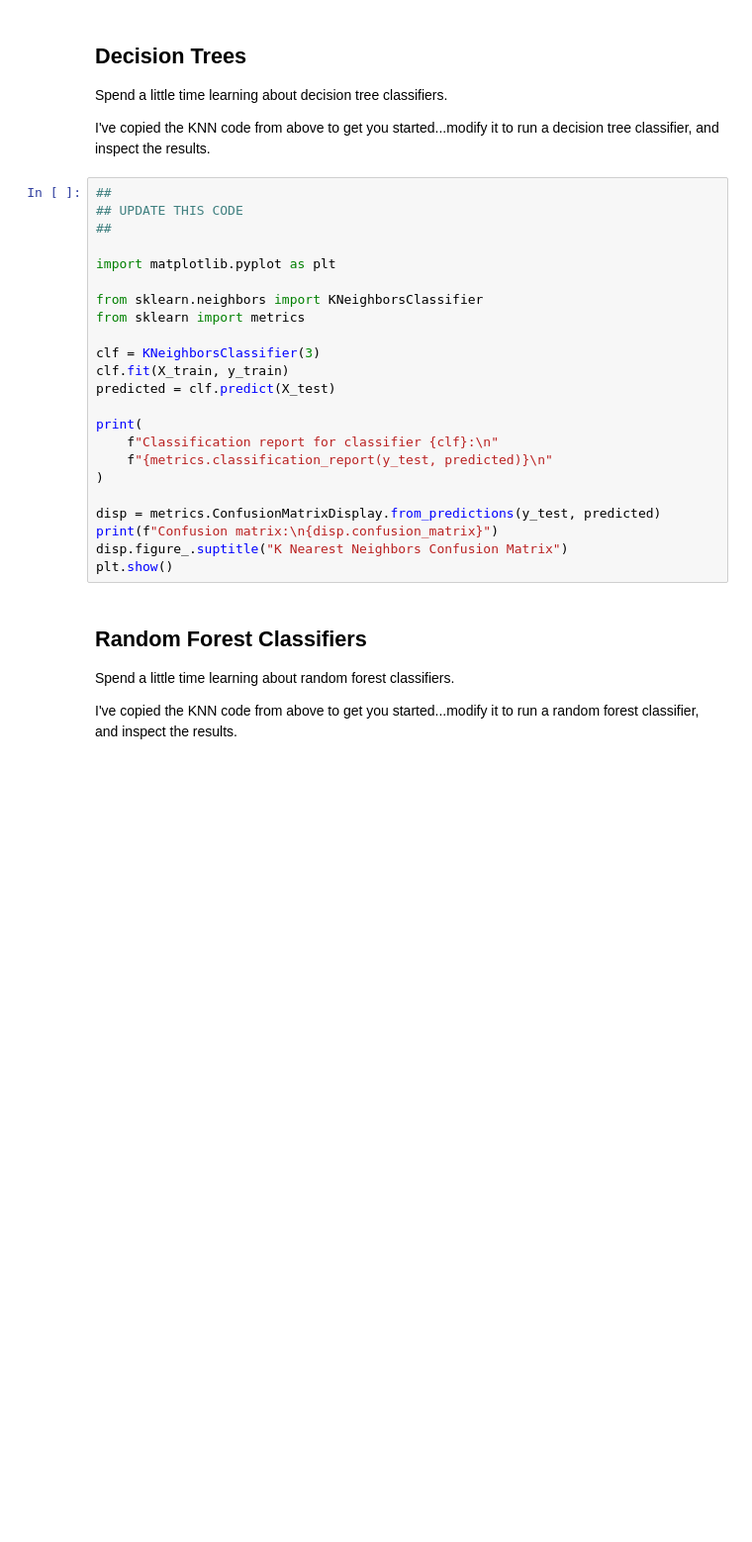
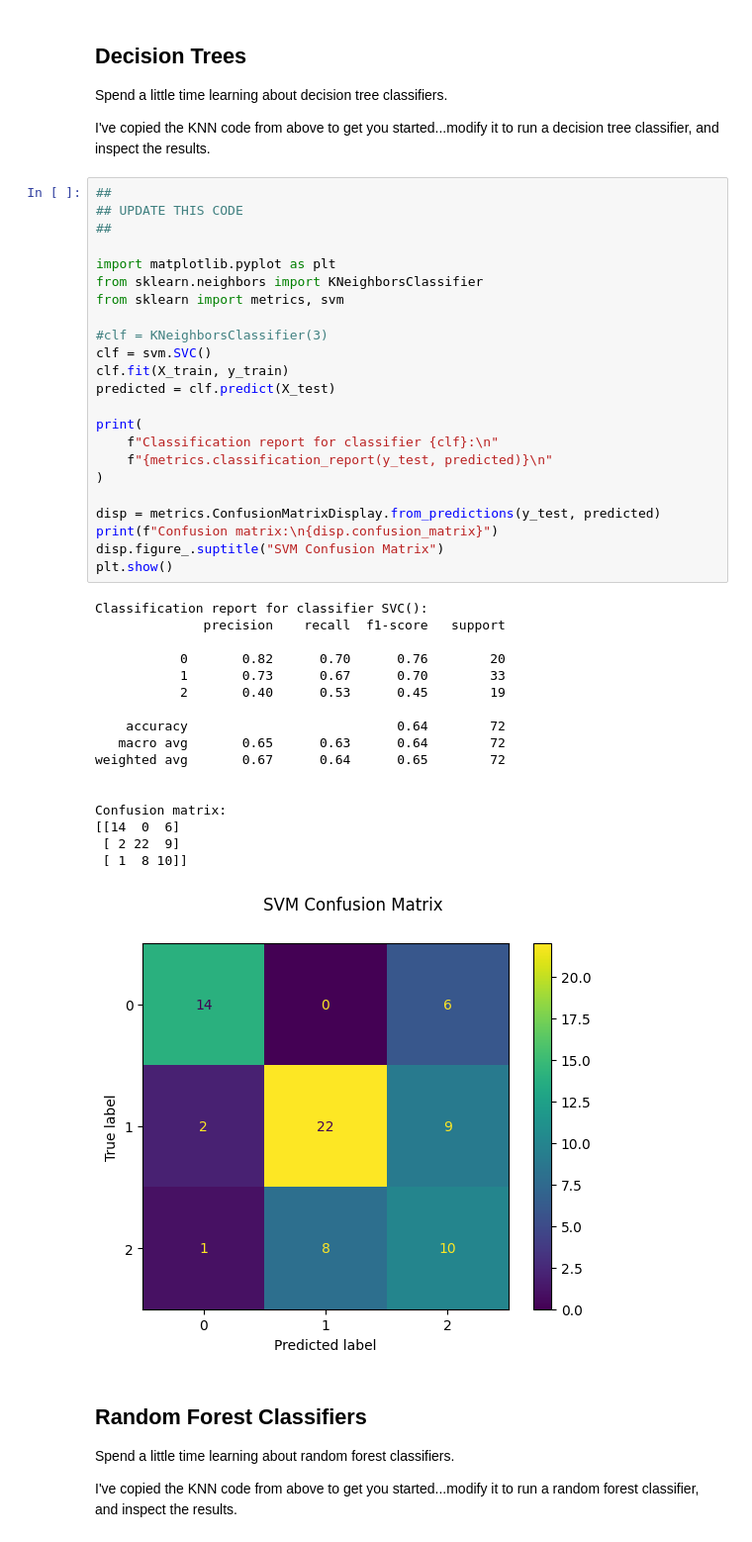
Before and after one commit to karanschahal/springboardw3, a Jupyter notebook: jupyter/Exercise_02.ipynb, the cells around one changed output. Shown: that part at 99% size. Saved outputs shown, nothing was run; the diff lists cells and outputs as text; blank space fills up the shorter version.

```diff
--- a/jupyter/Exercise_02.ipynb
+++ b/jupyter/Exercise_02.ipynb
@@ -86,26 +140,44 @@ I've copied the KNN code from above to get you started...modify it to run a deci
 # %%
 ##
 ## UPDATE THIS CODE
 ##
 
 import matplotlib.pyplot as plt
+from sklearn.neighbors import KNeighborsClassifier
+from sklearn import metrics, svm
 
-from sklearn.neighbors import KNeighborsClassifier
-from sklearn import metrics
-
-clf = KNeighborsClassifier(3)
+#clf = KNeighborsClassifier(3)
+clf = svm.SVC()
 clf.fit(X_train, y_train)
 predicted = clf.predict(X_test)
 
 print(
     f"Classification report for classifier {clf}:\n"
     f"{metrics.classification_report(y_test, predicted)}\n"
 )
 
 disp = metrics.ConfusionMatrixDisplay.from_predictions(y_test, predicted)
 print(f"Confusion matrix:\n{disp.confusion_matrix}")
-disp.figure_.suptitle("K Nearest Neighbors Confusion Matrix")
+disp.figure_.suptitle("SVM Confusion Matrix")
 plt.show()
+# %% [output]
+Classification report for classifier SVC():
+              precision    recall  f1-score   support
+
+           0       0.82      0.70      0.76        20
+           1       0.73      0.67      0.70        33
+           2       0.40      0.53      0.45        19
+
+    accuracy                           0.64        72
+   macro avg       0.65      0.63      0.64        72
+weighted avg       0.67      0.64      0.65        72
+
+
+Confusion matrix:
+[[14  0  6]
+ [ 2 22  9]
+ [ 1  8 10]]
+[figure, added]
 # %% [markdown]
 ## Random Forest Classifiers
 
```
Also changed, not shown: parts of 10 cells of this notebook.
